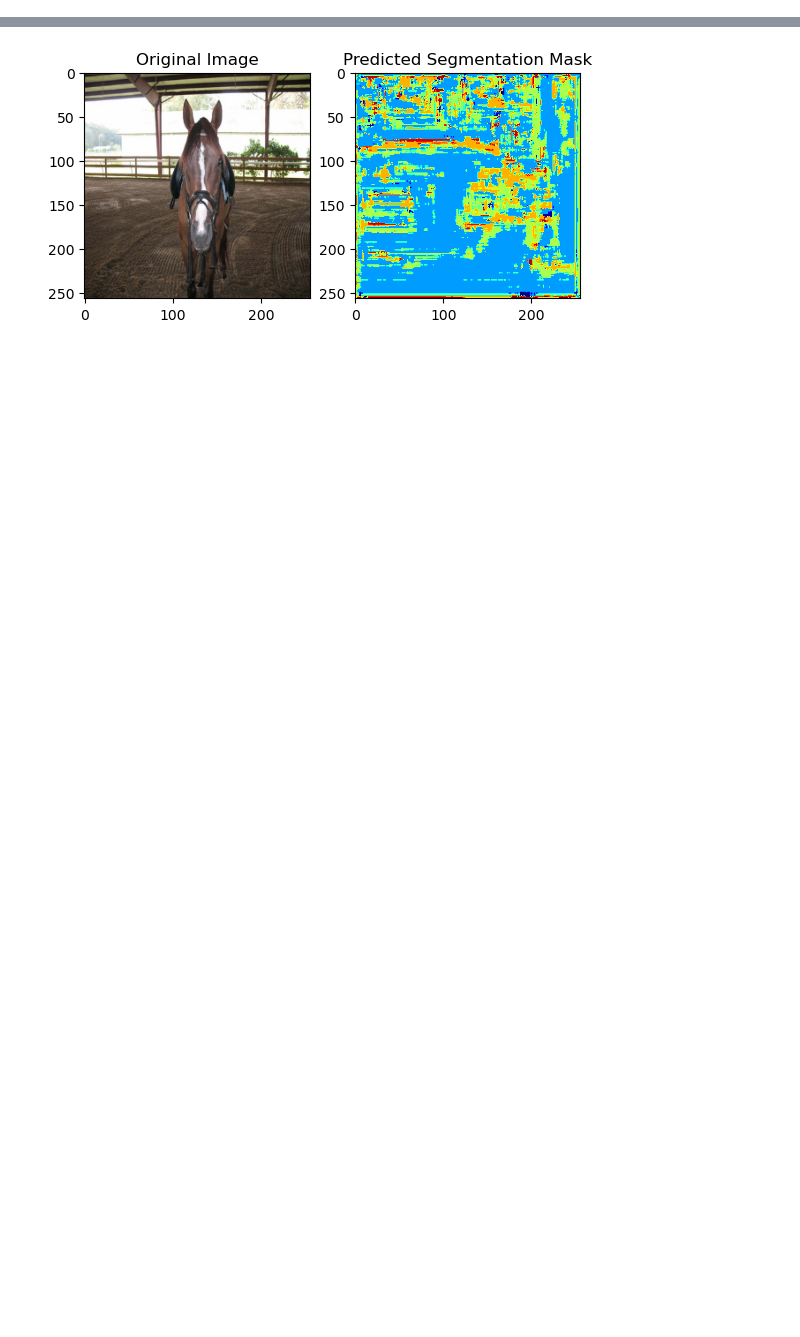
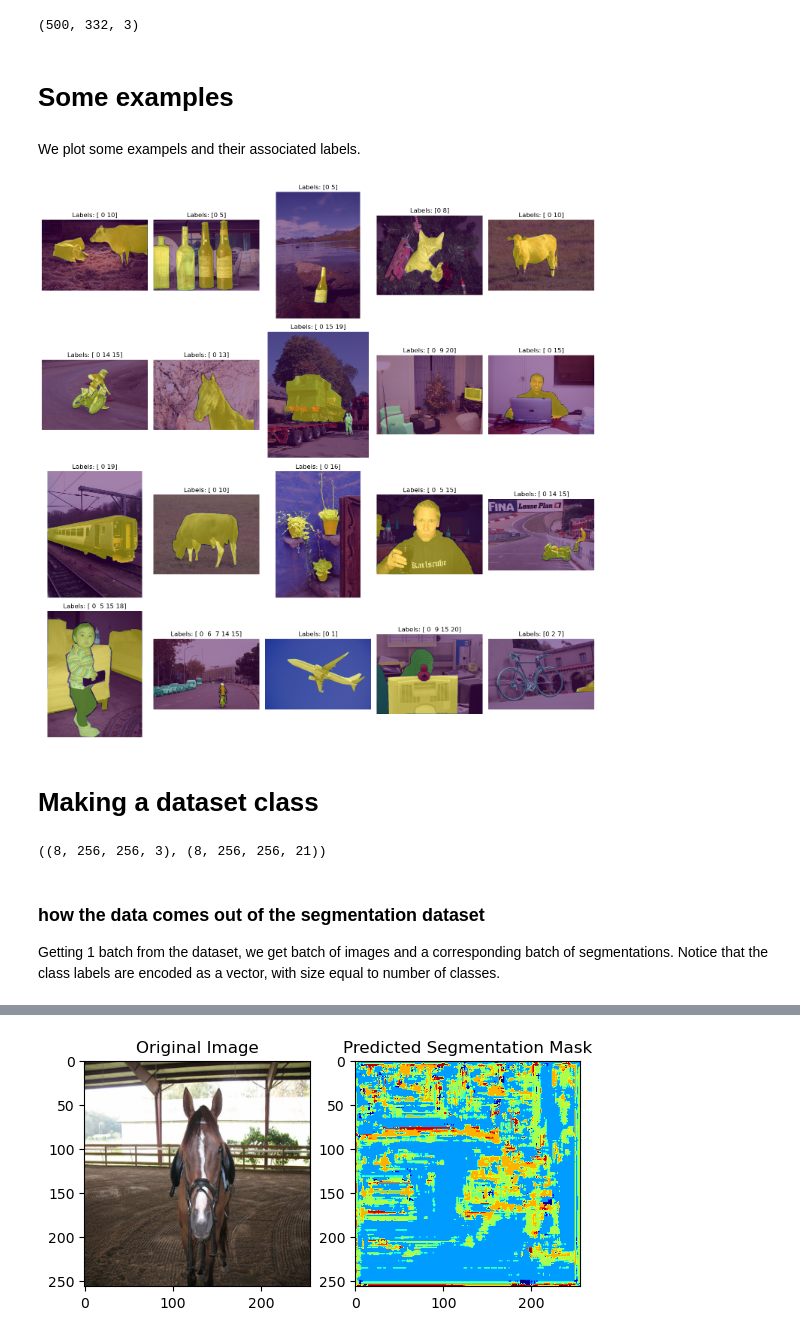
Before and after one commit to xEluaS/Computer_Vision_Group_Assignment_2, a Jupyter notebook: segmentation.ipynb, the cells around one changed output, grey strips where cells are left out. Cells and saved outputs as stored; diff of their text form; code cells hidden in the pictures; blank space fills up the shorter version.

Commit message:
added some pretrained models / training a pretrained one

```diff
--- a/segmentation.ipynb
+++ b/segmentation.ipynb
@@ -11,0 +16,46 @@ from skimage.transform import resize
+# %%
+# showing some example images
+image0 = np.load('train/img/train_2.npy')
+mask0 = np.load('train/seg/train_2.npy')
+image0.shape
+# %% [output]
+(500, 332, 3)
+# %% [markdown]
+# Some examples
+# %% [markdown]
+We plot some exampels and their associated labels.
+# %%
+import matplotlib.pyplot as plt
+
+num_images = 20
+num_rows = 4
+num_cols = num_images // num_rows
+
+fig, axes = plt.subplots(num_rows, num_cols, figsize=(15, 15))
+
+for i in range(num_images):
+    # Get the image for the current loop iteration
+    img = np.load(f'train/img/train_{i}.npy')
+    mask = np.load(f'train/seg/train_{i}.npy')
+
+    # Calculate the row and column index for the current image
+    row_idx = i // num_cols
+    col_idx = i % num_cols
+    labels = np.unique(mask)
+    # Plot the image
+    axes[row_idx, col_idx].imshow(img)
+    axes[row_idx, col_idx].imshow(mask, alpha=0.5)
+    axes[row_idx, col_idx].axis('off')
+    axes[row_idx, col_idx].set_title(f'Labels: {labels}')
+
+# Adjust the layout and display the plot
+plt.tight_layout()
+plt.show()
+
+
+# plt.imshow(image0)
+# plt.imshow(mask0, alpha=0.5)
+# %% [output]
+[figure, added]
+# %% [markdown]
+# Making a dataset class
@@ -74,0 +115,7 @@ val_dataset = SegmentationDataset(img_folder, seg_folder, batch_size=batch_size,
+# %%
+train_dataset[0][0].shape, train_dataset[0][1].shape
+# %% [output]
+((8, 256, 256, 3), (8, 256, 256, 21))
+# %% [markdown]
+### how the data comes out of the segmentation dataset
+Getting 1 batch from the dataset, we get batch of images and a corresponding batch of segmentations. Notice that the class labels are encoded as a vector, with size equal to number of classes.
```
Also changed, not shown: parts of 19 cells of this notebook.
